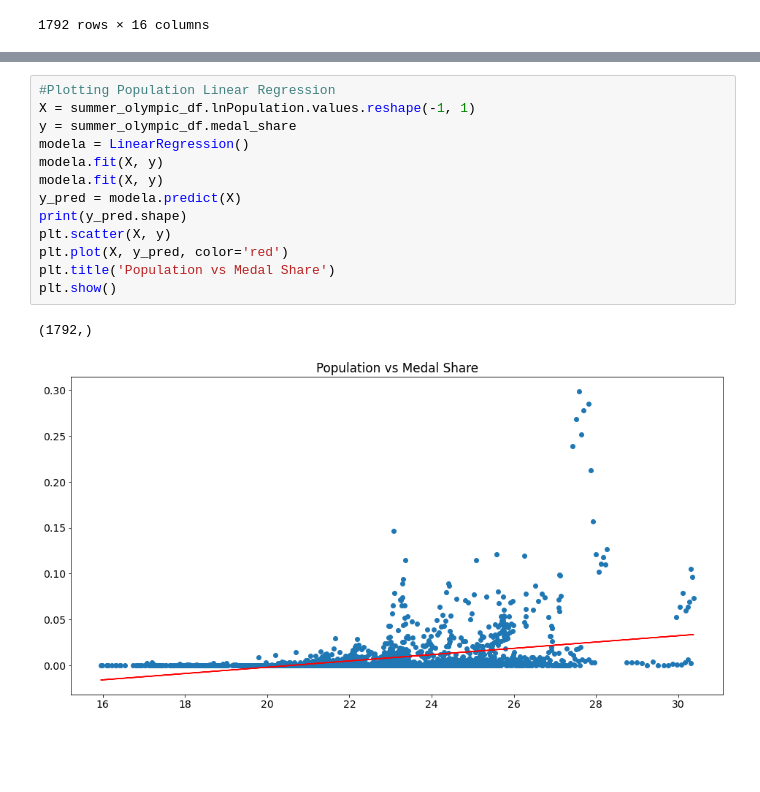
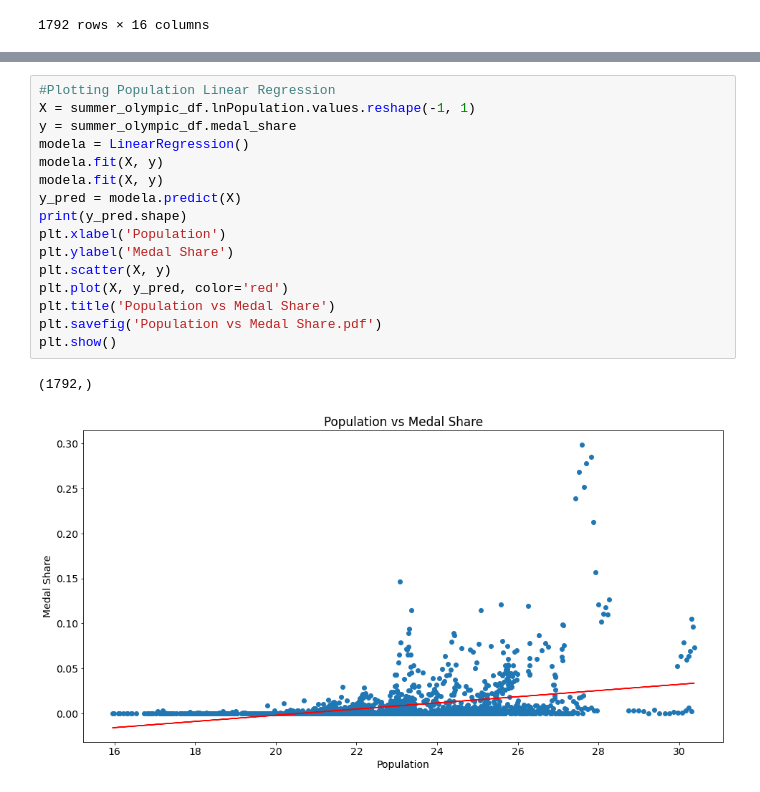
Before and after one commit to olympics2022/olympic_medal_analysis, a Jupyter notebook: Analysis/summer_lr_analysis.ipynb, the cells around one changed output, grey strips where cells are left out. Saved outputs shown, nothing was run; the diff lists cells and outputs as text; blank space fills up the shorter version.

```diff
--- a/Analysis/summer_lr_analysis.ipynb
+++ b/Analysis/summer_lr_analysis.ipynb
@@ -148,19 +156,22 @@ Notes:
 # %%
 #Plotting Population Linear Regression
 X = summer_olympic_df.lnPopulation.values.reshape(-1, 1)
 y = summer_olympic_df.medal_share
 modela = LinearRegression()
 modela.fit(X, y)
 modela.fit(X, y)
 y_pred = modela.predict(X)
 print(y_pred.shape)
+plt.xlabel('Population')
+plt.ylabel('Medal Share')
 plt.scatter(X, y)
 plt.plot(X, y_pred, color='red')
 plt.title('Population vs Medal Share')
+plt.savefig('Population vs Medal Share.pdf')
 plt.show()
 # %% [output]
 (1792,)
-[figure, old version]
+[figure, new version]
 # %%
 # Multiple Linear Regression model
 model_mlr = sm.ols(formula='medal_share ~ gdp_per_capita + athlete_share + Host + lnPopulation', data=summer_olympic_df).fit()
```
Also changed, not shown: parts of 6 cells of this notebook, 1 other file.
